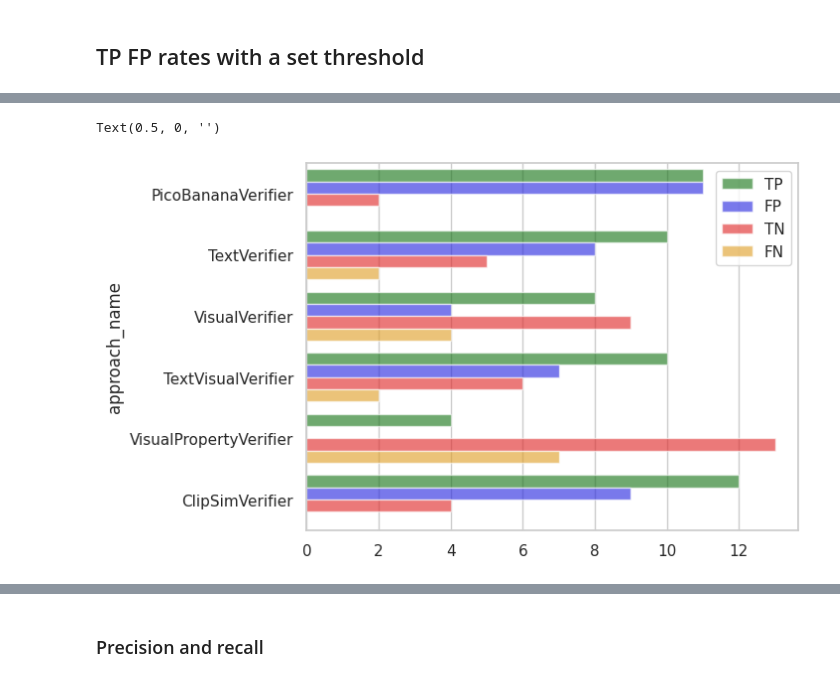
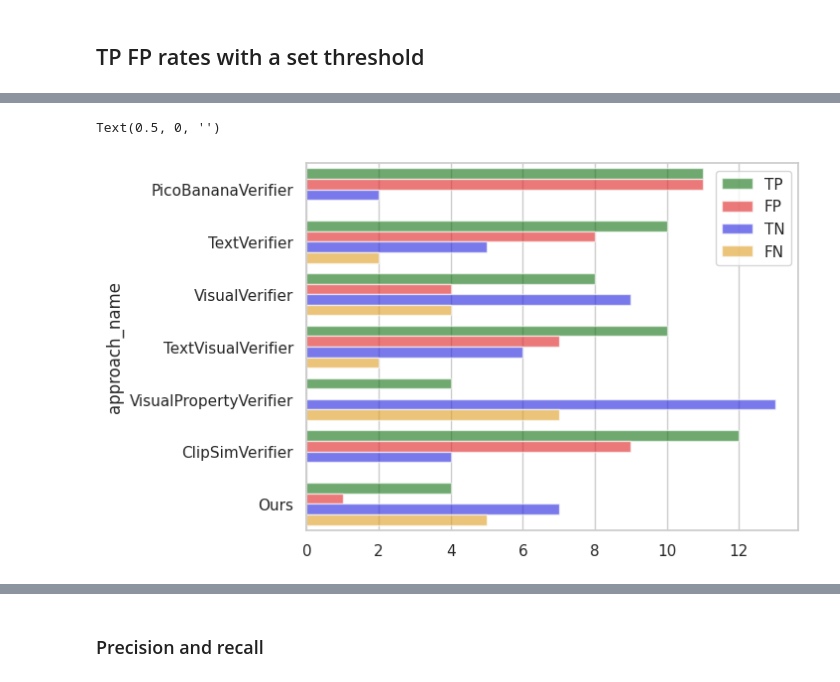
Before and after one commit to IV2C/VIFagent, a Jupyter notebook: notebooks/verifier_exploitation/verifier_exploitation.ipynb, the cells around one changed output, grey strips where cells are left out. Saved outputs shown, nothing was run; the diff lists cells and outputs as text; code cells hidden in the pictures.

Commit message:
Mostly fixes, and minor tweaks, plus execution of our approach

```diff
--- a/notebooks/verifier_exploitation/verifier_exploitation.ipynb
+++ b/notebooks/verifier_exploitation/verifier_exploitation.ipynb
@@ -10,2 +20,7 @@ full_ds = load_from_disk(ds_path)
 # %%
-full_ds
+def change_fname(row):
+    if row["approach_name"]=="Falcon":
+        row["approach_name"] = "Ours"
+    return row
+
+full_ds = full_ds.map(change_fname)
@@ -58,25 +68,25 @@ rates_df
 # %%
 import seaborn as sns
 import matplotlib.ticker as ticker
 
 sns.set_theme(style="whitegrid")
 
 g = sns.countplot(
     data=rates_df,
     y="approach_name",
     hue="classification",
-    palette=['green', 'blue', 'red','orange'],
+    palette=['green', 'red','blue','orange'],
     alpha=0.6,
     hue_order=["TP","FP","TN","FN"]
 )
 #todo change order and color of the labels to make it clearer
 
 g.yaxis.set_major_locator(ticker.MaxNLocator(integer=True))
 g.legend_.set_title(None)
 g.set_xlabel("")
 # %% [output]
 Text(0.5, 0, '')
-[figure, old version]
+[figure, new version]
 # %%
 import seaborn as sns
 import matplotlib.pyplot as plt
```
Also changed, not shown: parts of 18 cells of this notebook, 5 other files.
